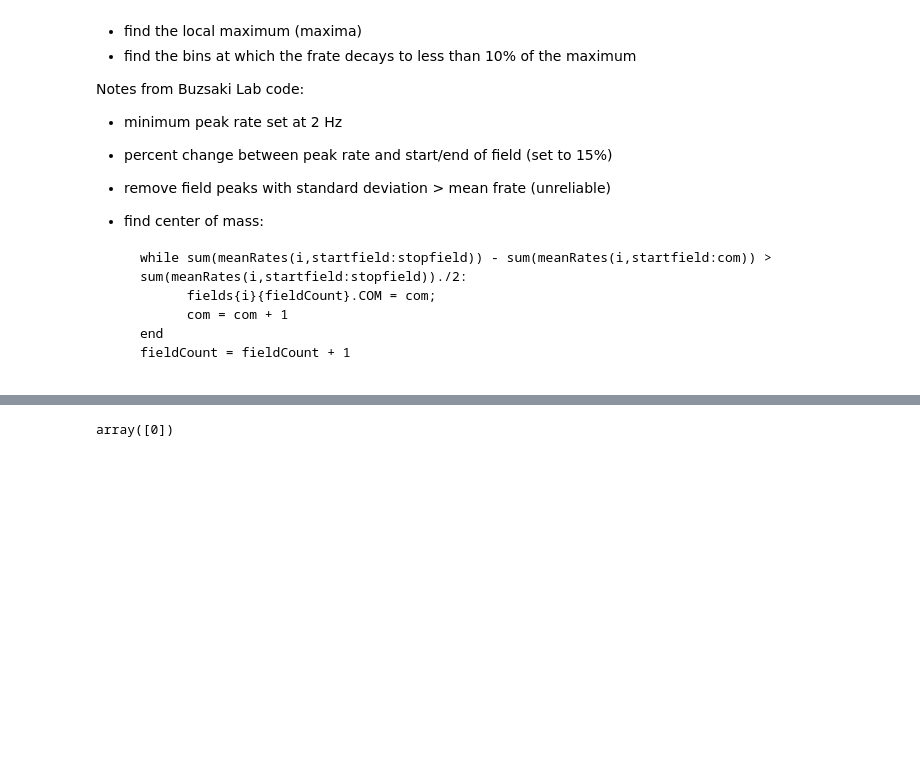
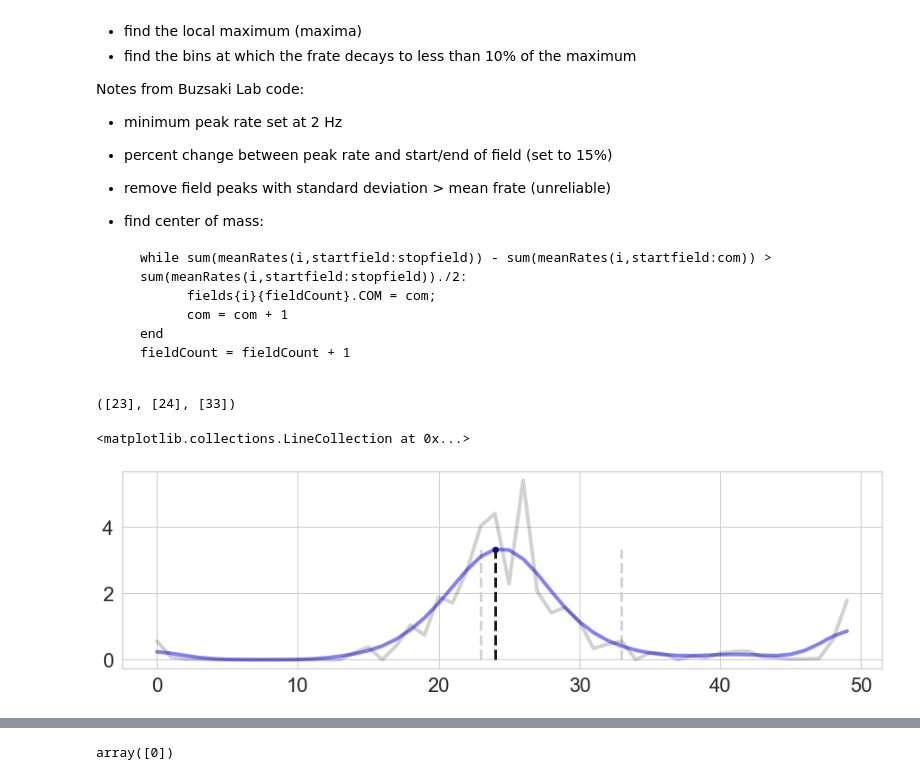
Before and after one commit to pdrivier/phase_precession, a Jupyter notebook: place_fields.ipynb, the cells around one changed output, grey strips where cells are left out. Cells and saved outputs as stored; diff of their text form; code cells hidden in the pictures; blank space fills up the shorter version.

```diff
--- a/place_fields.ipynb
+++ b/place_fields.ipynb
@@ -125 +189,16 @@ Notes from Buzsaki Lab code:
+# %%
+left_edges, peaks, right_edges
+# %% [output]
+([23], [24], [33])
+# %%
+fig, ax = plt.subplots(figsize=(15,4))
+
+ax.plot(sm,linewidth=4,alpha=0.5,color='blue')
+ax.plot(s,linewidth=4,alpha=0.2,color='k')
+ax.scatter(peaks, sm[peaks],color='k')
+ax.vlines(x = peaks, ymin = 0, ymax = max(sm), color = 'k', linewidth = 3, linestyle = "--")
+ax.vlines(x = [left_edges, right_edges], ymin = 0, ymax = max(sm), color = 'lightgrey', linewidth = 3, linestyle = "--")
+# %% [output]
+<matplotlib.collections.LineCollection at 0x...>
+[figure, added]
 # %%
```
Also changed, not shown: parts of 13 cells of this notebook.
